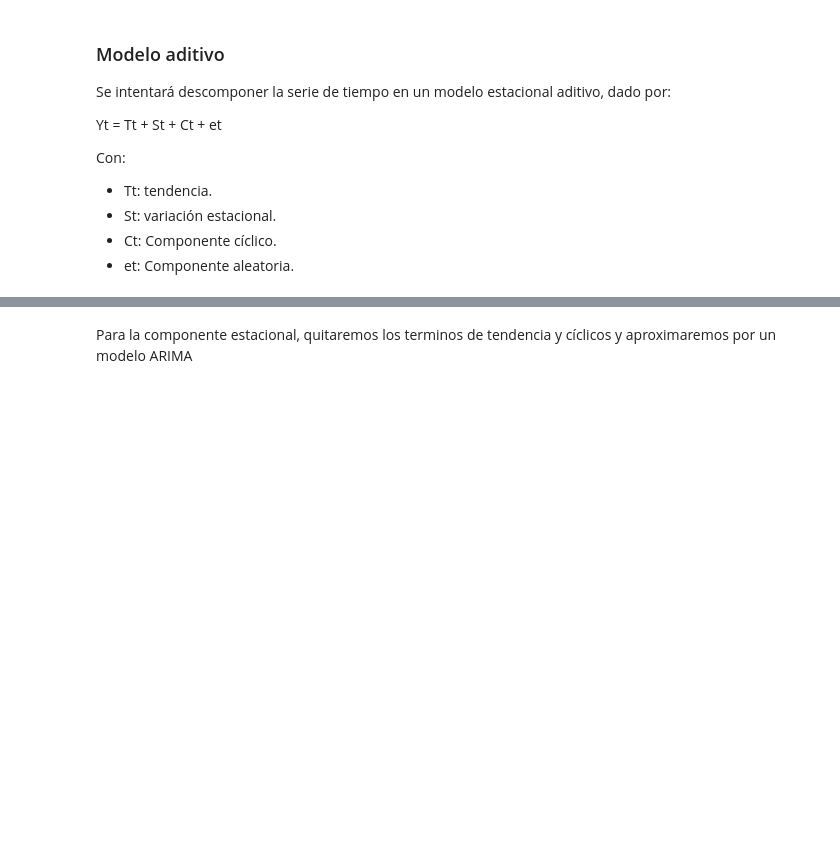
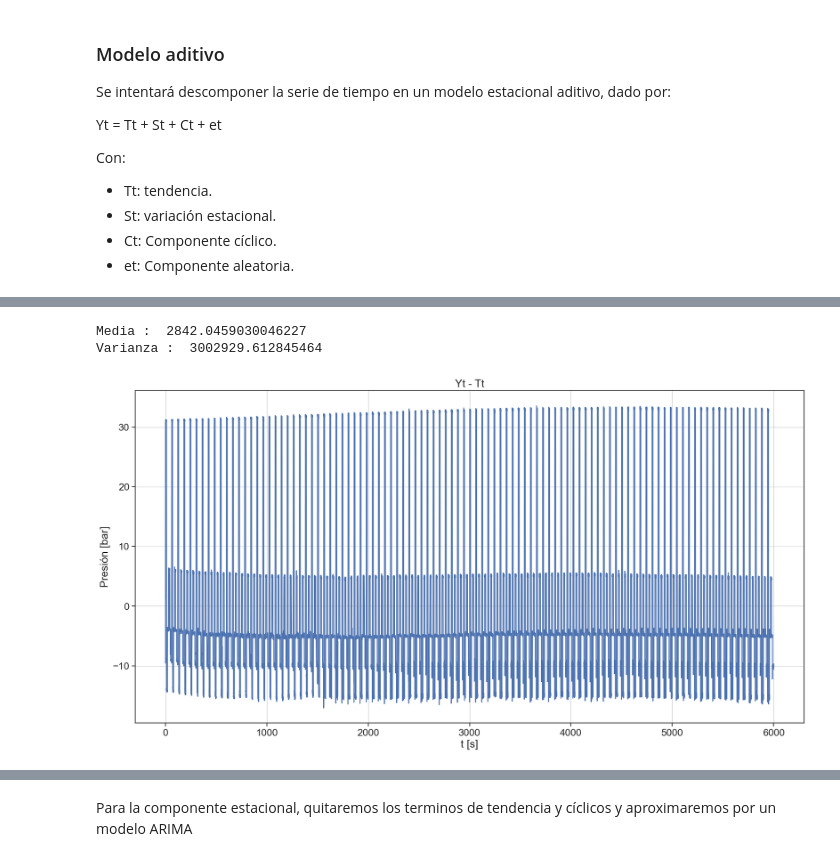
Before and after one commit to maxit1992/CEIA_ASdT, a Jupyter notebook: TP/TP_Maximiliano_Torti.ipynb, the cells around one changed output, grey strips where cells are left out. Cells and saved outputs as stored; diff of their text form; code cells hidden in the pictures; blank space fills up the shorter version.

```diff
--- a/TP/TP_Maximiliano_Torti.ipynb
+++ b/TP/TP_Maximiliano_Torti.ipynb
@@ -212,0 +212,15 @@ array([160.4861039])
+# %%
+Yt_Tt = x_serie_1d - Tt
+print("Media : ",np.mean(Yt_Tt))
+print("Varianza : ",np.std(Yt_Tt)**2)
+fig, ax = plt.subplots(1,figsize=(20, 10))
+ax.plot(x_serie_1d, serie_1d-Tt)
+ax.set_title("Yt - Tt")
+ax.set_xlabel("t [s]")
+ax.set_ylabel("Presión [bar]")
+ax.grid(True)
+plt.show()
+# %% [output]
+Media :  2842.0459030046227
+Varianza :  3002929.612845464
+[figure, added]
```
Also changed, not shown: parts of 52 cells of this notebook.
